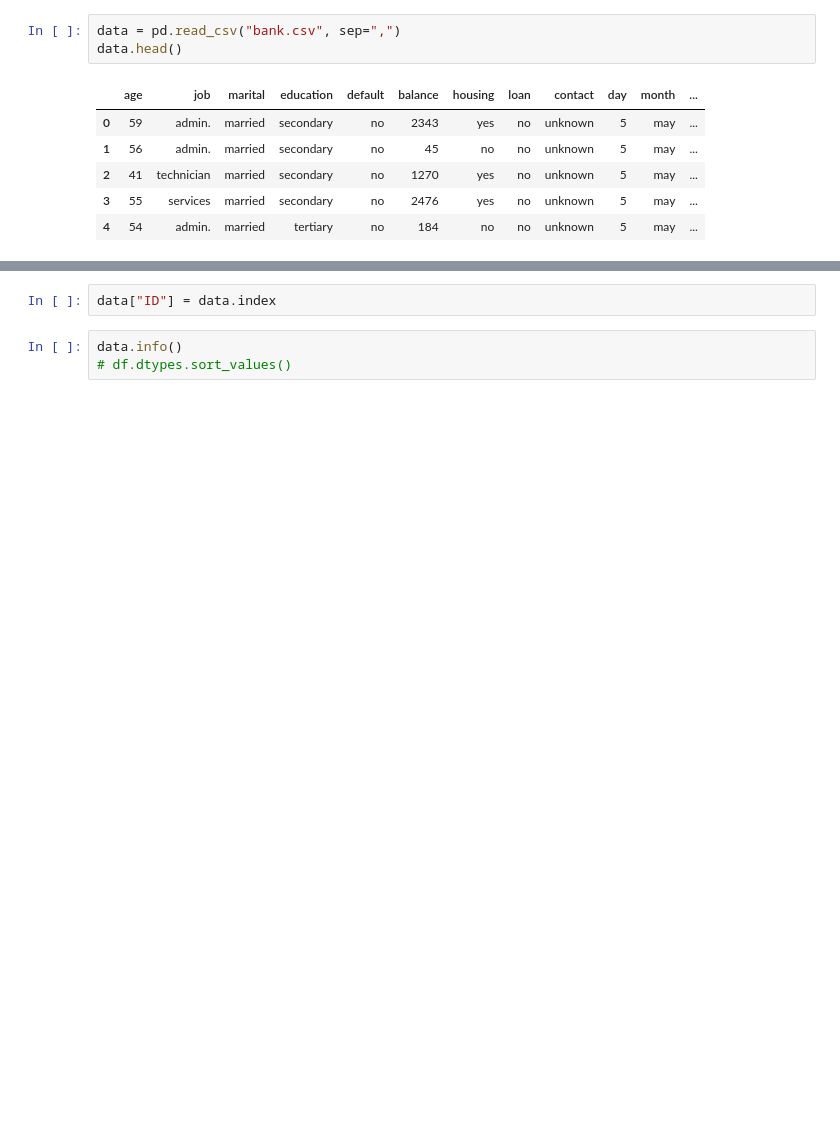
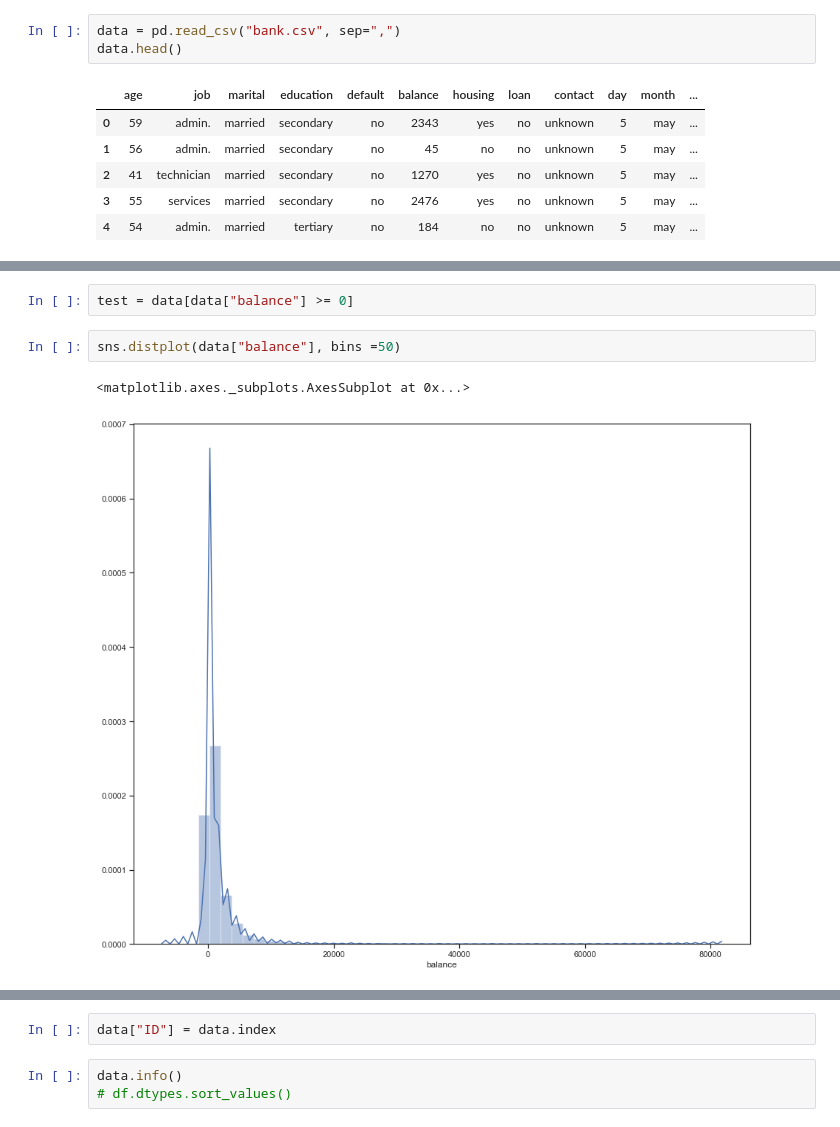
Before and after one commit to HieuFromWaterloo/stat441_project, a Jupyter notebook: BankX.ipynb, the cells around one changed output, grey strips where cells are left out. Saved outputs shown, nothing was run; the diff lists cells and outputs as text; blank space fills up the shorter version.

```diff
--- a/BankX.ipynb
+++ b/BankX.ipynb
@@ -68,0 +81,7 @@ data.head()
+# %%
+test = data[data["balance"] >= 0]
+# %%
+sns.distplot(data["balance"], bins =50)
+# %% [output]
+<matplotlib.axes._subplots.AxesSubplot at 0x...>
+[figure, added]
```
Also changed, not shown: parts of 16 cells of this notebook.
